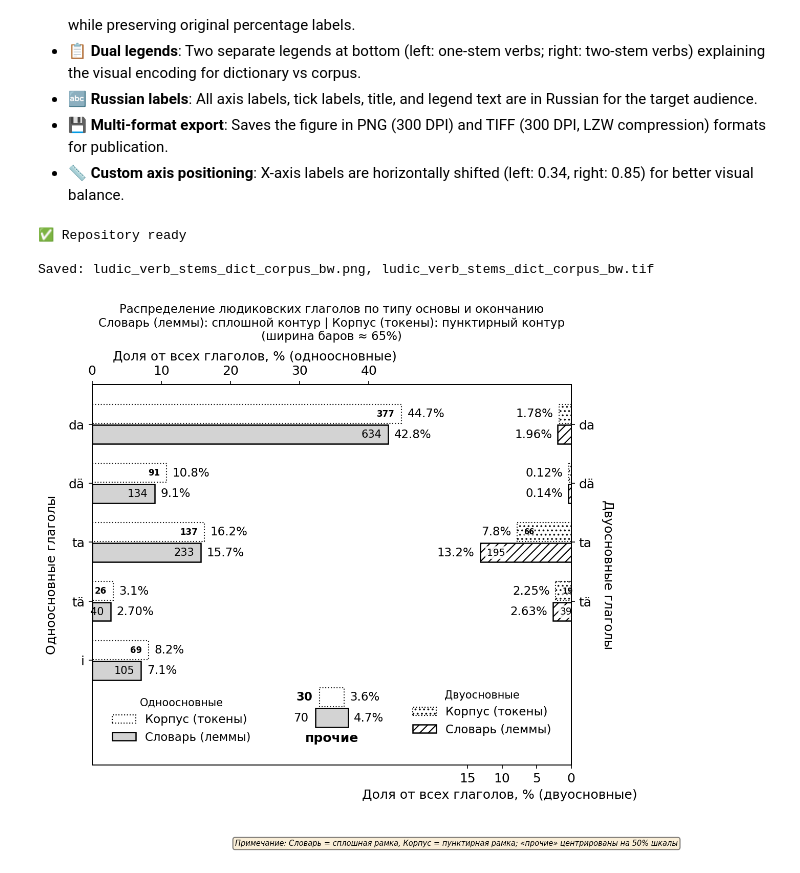
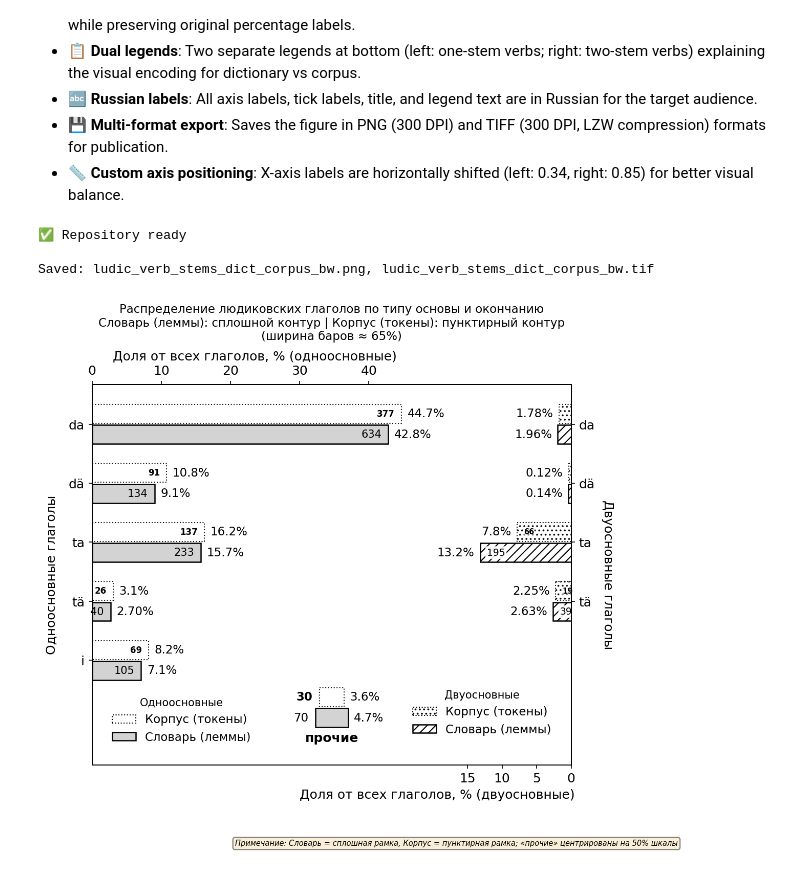
Before and after one commit to componavt/dictorpus-space, a Jupyter notebook: src/notebooks/ludic_verb_stems_distribution.ipynb, the cells around one changed output. Cells and saved outputs as stored; diff of their text form; code cells hidden in the pictures.

```diff
--- a/src/notebooks/ludic_verb_stems_distribution.ipynb
+++ b/src/notebooks/ludic_verb_stems_distribution.ipynb
@@ -319,7 +319,7 @@ def draw_chart():
     ax_bot.set_xticks(bottom_tick_positions)
     ax_bot.set_xticklabels([str(v) for v in bottom_tick_values], fontsize=12)
     ax_bot.set_xlabel("Доля от всех глаголов, % (двуосновные)", fontsize=12)
-    ax_bot.xaxis.label.set_x(0.85)  # ← СДВИГ ВПРАВО: 0.5=центр, 1.0=правый край
+    ax_bot.xaxis.label.set_x(0.72)  # ← СДВИГ ВПРАВО: 0.5=центр, 1.0=правый край
 
     # 🔧 CRITICAL: Hide conflicting ticks (BEFORE tight_layout)
     ax.tick_params(axis='x', bottom=False, labelbottom=False)
@@ -386,31 +386,31 @@ def draw_chart():
     # Add note about visual encoding
     note_text = (
         "Примечание: Словарь = сплошная рамка, Корпус = пунктирная рамка; "
         "«прочие» центрированы на 50% шкалы"
     )
     fig.text(
         0.5, -0.02, note_text,
         ha="center", va="top", fontsize=7, style="italic",
         bbox=dict(boxstyle="round", facecolor="wheat", alpha=0.5)
     )
 
     plt.tight_layout(rect=[0, 0.03, 0.7, 1])
 
     out_png = "ludic_verb_stems_dict_corpus_bw.png"
     out_tif = "ludic_verb_stems_dict_corpus_bw.tif"
     fig.savefig(out_png, dpi=300, bbox_inches="tight")
     try:
         fig.savefig(out_tif, dpi=300, bbox_inches="tight")
         print(f"Saved: {out_png}, {out_tif}")
     except Exception as e:
         print(f"PNG saved ({out_png}); TIFF failed: {e}")
 
     plt.show()
 
 
 draw_chart()
 # %% [output]
 ✅ Repository ready
 
 Saved: ludic_verb_stems_dict_corpus_bw.png, ludic_verb_stems_dict_corpus_bw.tif
-[figure, old version]
+[figure, new version]
```
